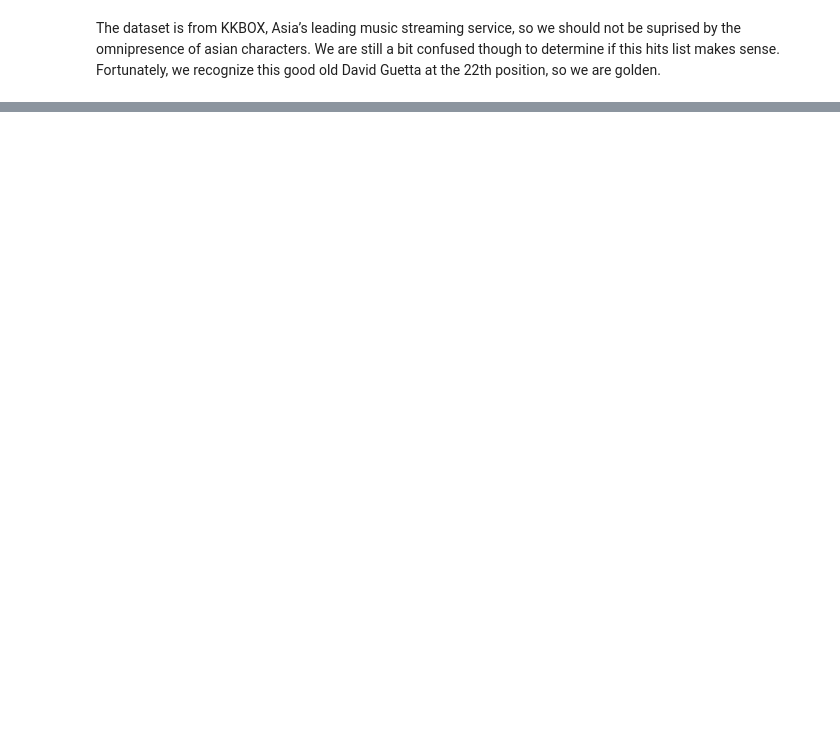
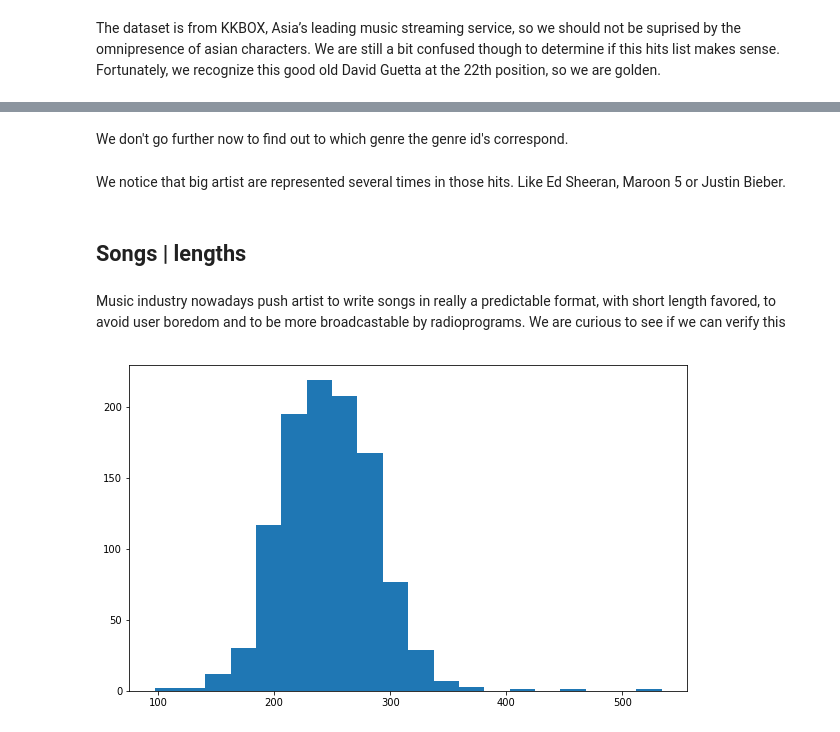
Before and after one commit to PaulPruliere/wsdm, a Jupyter notebook: wsdm.ipynb, the cells around one changed output, grey strips where cells are left out. Cells and saved outputs as stored; diff of their text form; code cells hidden in the pictures; blank space fills up the shorter version.

Commit message:
user habits

```diff
--- a/wsdm.ipynb
+++ b/wsdm.ipynb
@@ -312,3 +309,5 @@ hits = charts[charts > 1000]
+# %%
+hits = hits.merge(songs, on="song_id", how="inner")
 # %%
 hits
 # %% [output]
@@ -358,0 +412,14 @@ Fortunately, we recognize this good old David Guetta at the 22th position, so we
+# %% [markdown]
+We don't go further now to find out to which genre the genre id's correspond.
+# %% [markdown]
+We notice that big artist are represented several times in those hits. Like Ed Sheeran, Maroon 5 or Justin Bieber.
+# %% [markdown]
+## Songs | lengths
+# %% [markdown]
+Music industry nowadays push artist to write songs in really a predictable format, with short length favored, to avoid user boredom and to be more broadcastable by radioprograms. We are curious to see if we can verify this
+# %%
+plt.figure(figsize=(10, 6))
+plt.hist(hits.song_length.astype('m8[s]').astype(np.float32), bins=20)
+plt.show()
+# %% [output]
+[figure, added]
```
Also changed, not shown: parts of 19 cells of this notebook.
